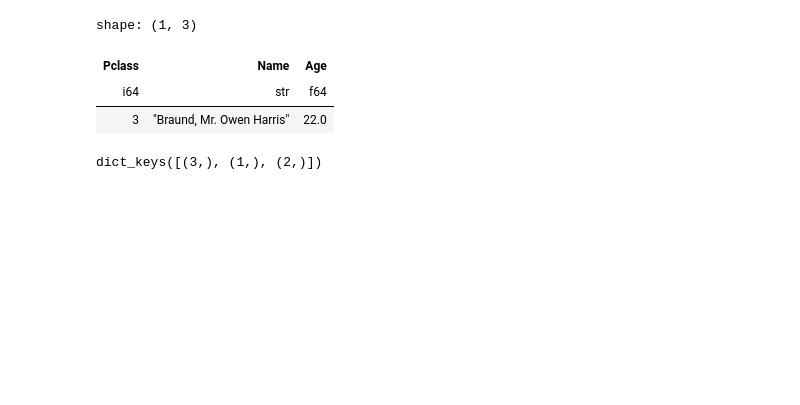
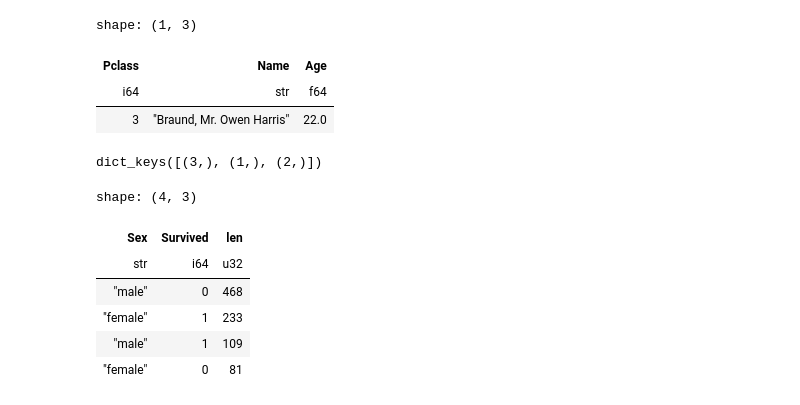
Before and after one commit to waara94/configs, a Jupyter notebook: notes/2.ipynb, the cells around one changed output. Saved outputs shown, nothing was run; the diff lists cells and outputs as text; code cells hidden in the pictures; blank space fills up the shorter version.

```diff
--- a/notes/2.ipynb
+++ b/notes/2.ipynb
@@ -101,3 +103,13 @@ df_pclass_dict = (
 df_pclass_dict.keys()
 # %% [output]
 dict_keys([(3,), (1,), (2,)])
+# %%
+df.group_by(["Sex", "Survived"]).len().sort("len", descending=True)
+# %% [output]
+shape: (4, 3)
+| Sex | Survived | len |
+| str | i64 | u32 |
+| "male" | 0 | 468 |
+| "female" | 1 | 233 |
+| "male" | 1 | 109 |
+| "female" | 0 | 81 |
```
Also changed, not shown: parts of 2 cells of this notebook, 22 other files.
